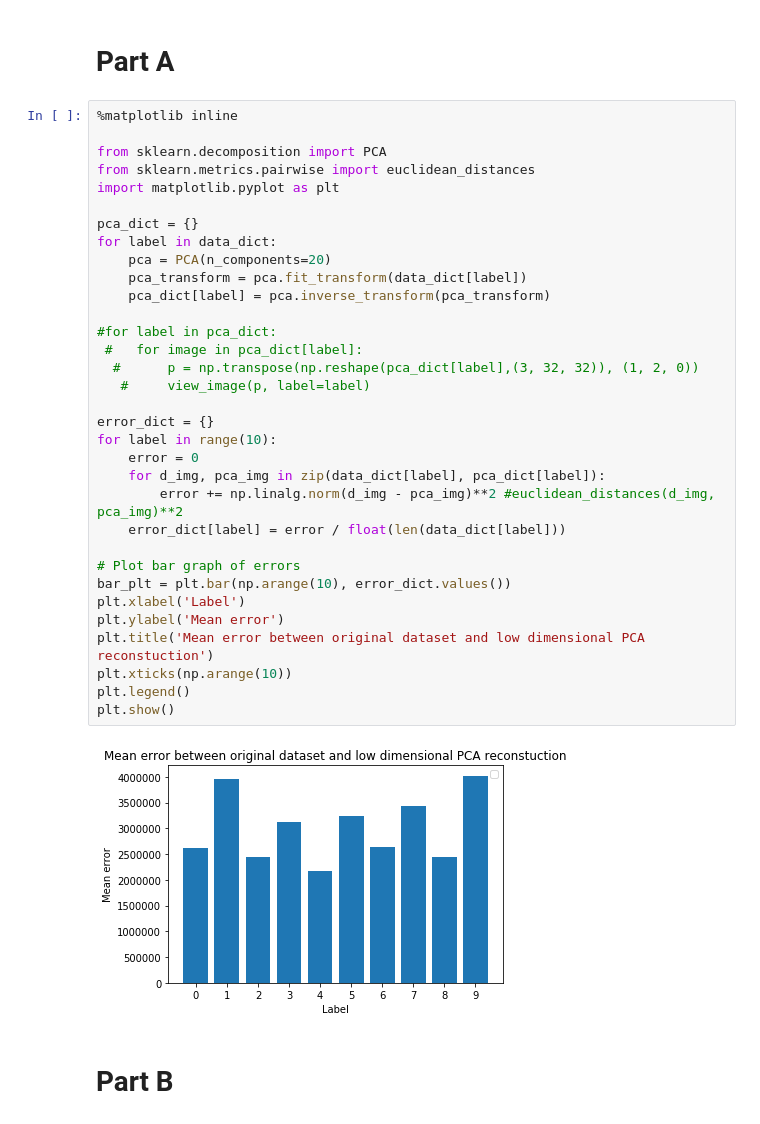
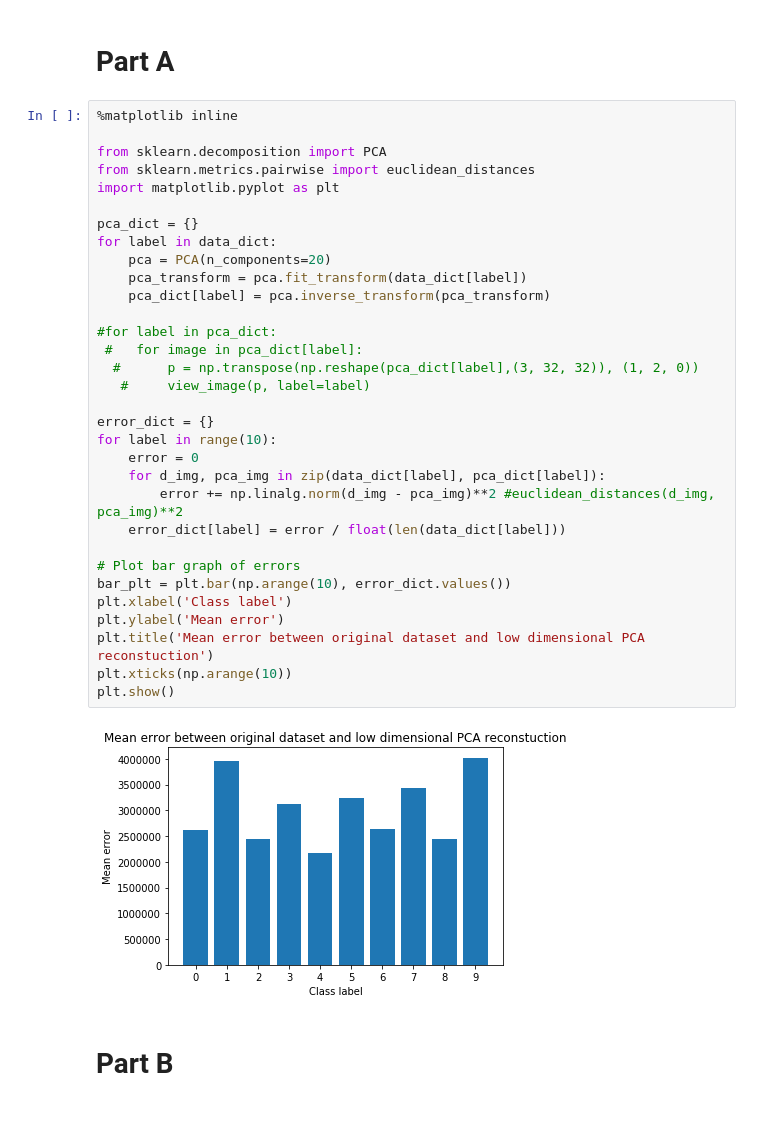
Before and after one commit to Talon-Zhang/Homework-4-More-Principal-Component-Analysis, a Jupyter notebook: MP4.ipynb, the cells around one changed output. Drawn from its saved outputs; the diff is of its cells as text.

```diff
--- a/MP4.ipynb
+++ b/MP4.ipynb
@@ -86,36 +86,35 @@ Label: 5
 
 from sklearn.decomposition import PCA
 from sklearn.metrics.pairwise import euclidean_distances
 import matplotlib.pyplot as plt
 
 pca_dict = {}
 for label in data_dict:
     pca = PCA(n_components=20)
     pca_transform = pca.fit_transform(data_dict[label])
     pca_dict[label] = pca.inverse_transform(pca_transform)
 
 #for label in pca_dict:
  #   for image in pca_dict[label]:
   #      p = np.transpose(np.reshape(pca_dict[label],(3, 32, 32)), (1, 2, 0))
    #     view_image(p, label=label)
 
 error_dict = {}
 for label in range(10):
     error = 0
     for d_img, pca_img in zip(data_dict[label], pca_dict[label]):
         error += np.linalg.norm(d_img - pca_img)**2 #euclidean_distances(d_img, pca_img)**2
     error_dict[label] = error / float(len(data_dict[label]))
 
 # Plot bar graph of errors
 bar_plt = plt.bar(np.arange(10), error_dict.values())
-plt.xlabel('Label')
+plt.xlabel('Class label')
 plt.ylabel('Mean error')
 plt.title('Mean error between original dataset and low dimensional PCA reconstuction')
 plt.xticks(np.arange(10))
-plt.legend()
 plt.show()
 # %% [output]
-[figure, old version]
+[figure, new version]
 # %% [markdown]
 # Part B
 # %%
```
Also changed, not shown: parts of 2 cells of this notebook, 1 other file.
